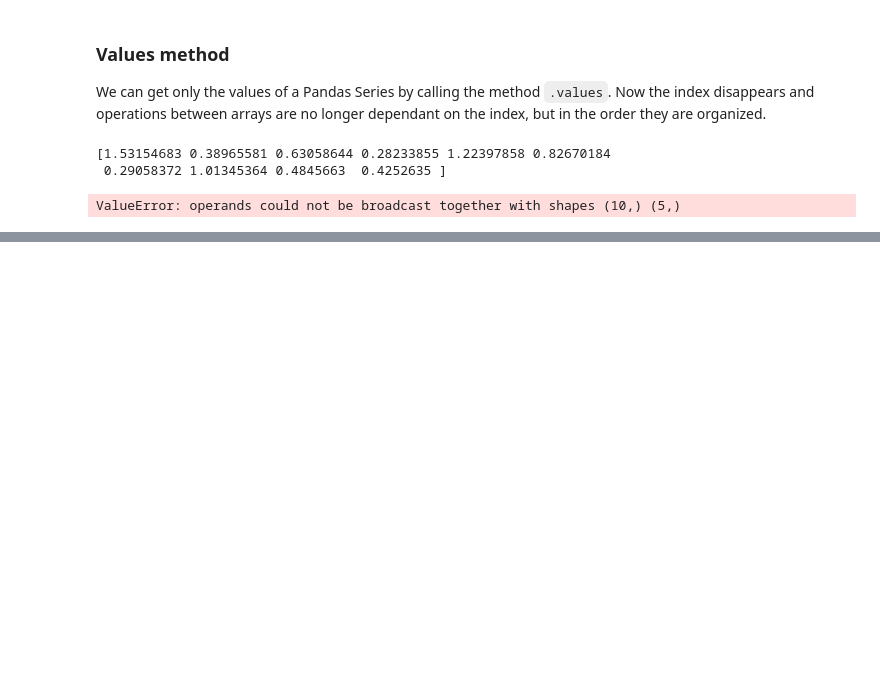
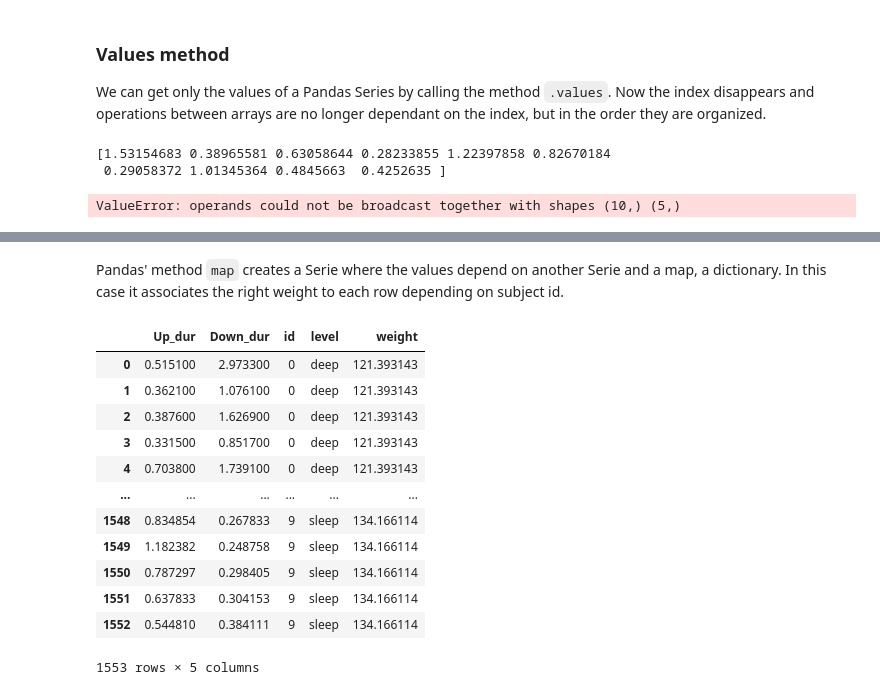
Before and after one commit to arnaumanasanch/neuropy_crashcourse, a Jupyter notebook: pandas.ipynb, the cells around one changed output, grey strips where cells are left out. Drawn from its saved outputs; the diff is of its cells as text; code cells hidden in the pictures; blank space fills up the shorter version.

```diff
--- a/pandas.ipynb
+++ b/pandas.ipynb
@@ -355,0 +390,6 @@ ValueError: operands could not be broadcast together with shapes (10,) (5,)
+# %%
+weight_dict = {}
+for i in df['id'].unique():
+    weight_dict[i] = np.random.rand() * 30 + 120
+
+weight_dict
@@ -355,0 +407,19 @@ ValueError: operands could not be broadcast together with shapes (10,) (5,)
+# %% [markdown]
+Pandas' method `map` creates a Serie where the values depend on another Serie and a map, a dictionary. In this case it associates the right weight to each row depending on subject id.
+# %%
+df['weight'] = df['id'].map(weight_dict)
+df
+# %% [output]
+|  | Up_dur | Down_dur | id | level | weight |
+| 0 | 0.515100 | 2.973300 | 0 | deep | 121.393143 |
+| 1 | 0.362100 | 1.076100 | 0 | deep | 121.393143 |
+| 2 | 0.387600 | 1.626900 | 0 | deep | 121.393143 |
+| 3 | 0.331500 | 0.851700 | 0 | deep | 121.393143 |
+| 4 | 0.703800 | 1.739100 | 0 | deep | 121.393143 |
+| ... | ... | ... | ... | ... | ... |
+| 1548 | 0.834854 | 0.267833 | 9 | sleep | 134.166114 |
+| 1549 | 1.182382 | 0.248758 | 9 | sleep | 134.166114 |
+| 1550 | 0.787297 | 0.298405 | 9 | sleep | 134.166114 |
+| 1551 | 0.637833 | 0.304153 | 9 | sleep | 134.166114 |
+| 1552 | 0.544810 | 0.384111 | 9 | sleep | 134.166114 |
+1553 rows × 5 columns
```
Also changed, not shown: parts of 10 cells of this notebook.
